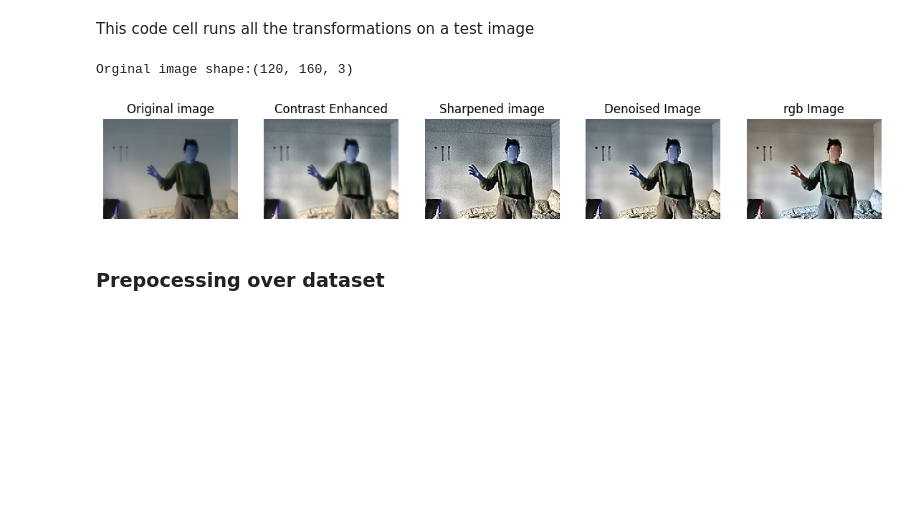
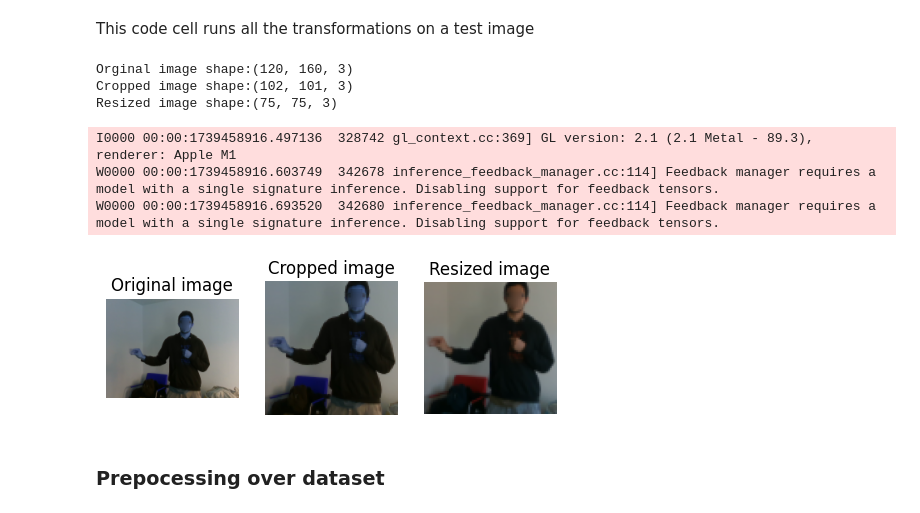
Before and after one commit to marco-bernardi/GeReco, a Jupyter notebook: dynamic-hg/training.ipynb, the cells around one changed output. Drawn from its saved outputs; the diff is of its cells as text; code cells hidden in the pictures; blank space fills up the shorter version.

```diff
--- a/dynamic-hg/training.ipynb
+++ b/dynamic-hg/training.ipynb
@@ -207,7 +207,7 @@ In this section we apply some tranformation to augment the dataset.
 # %% [markdown]
 Replace the test image path with the actual path
 # %%
-TEST_IMAGE_PATH = "/Users/sebastianosanson/Development/VCS_Project/rgb_blur_augmented/test/scroll_left/2021-11-05-085650_22/0.png"
+TEST_IMAGE_PATH = "/Users/sebastianosanson/Development/VCS_Project/rgb_blur_augmented/train/scroll_left/2021-10-16-153720_8/0.png"
 
 test_img = cv2.imread(TEST_IMAGE_PATH)
 # %% [markdown]
@@ -367,10 +367,7 @@ Downloading the pre-trained models to detect:
 # %%
 # set the margin for the image cropping
 
-MARGIN = 20  # pixels
-FONT_SIZE = 1
-FONT_THICKNESS = 1
-HANDEDNESS_TEXT_COLOR = (88, 205, 54)  # vibrant green
+MARGIN = 10  # pixels
 # %%
 def draw_pose_landmarks_on_image(image, detection_result):
   '''
@@ -493,11 +490,11 @@ def get_detector(hands=True):
         mediapipe.python.solution_base.Solution: The hand or pose landmark detector
     '''
     if hands:
-        base_options = python.BaseOptions(model_asset_path='/content/hand_landmarker.task')
+        base_options = python.BaseOptions(model_asset_path='/Users/sebastianosanson/Development/VCS_Project/task-model/hand_landmarker.task')
         options = vision.HandLandmarkerOptions(base_options=base_options, num_hands=2)
         detector = vision.HandLandmarker.create_from_options(options)
     else:
-        base_options = python.BaseOptions(model_asset_path='/content/pose_landmarker.task')
+        base_options = python.BaseOptions(model_asset_path='/Users/sebastianosanson/Development/VCS_Project/task-model/pose_landmarker.task')
         options = vision.PoseLandmarkerOptions(base_options=base_options)
         detector = vision.PoseLandmarker.create_from_options(options)
 
@@ -693,63 +682,39 @@ This code cell runs all the transformations on a test image
 plt.figure(figsize=(14, 6))  # Adjust figure size
 
 plt.subplot(1, 7, 1)  # 1 row, 3 columns, first subplot
 plt.title("Original image")
 plt.axis('off')
 plt.imshow(test_img)
 
 print(f"Orginal image shape:{test_img.shape}")
 
 cropped = crop_image(TEST_IMAGE_PATH, hands=False)
 
 plt.subplot(1, 7, 2)  # 1 row, 3 columns, second subplot
 plt.title("Cropped image")
 plt.axis('off')
 plt.imshow(cropped)
 
 print(f"Cropped image shape:{cropped.shape}")
 
 resized = resize_image(cropped)
 
 plt.subplot(1, 7, 3)  # 1 row, 3 columns, third subplot
 plt.title("Resized image")
 plt.axis('off')
 plt.imshow(resized)
 
 print(f"Resized image shape:{resized.shape}")
 
-enhanced = clahe_transformation(resized)
-
-plt.subplot(1, 7, 4)
-plt.title("Contrast Enhanced")
-plt.axis('off')
-plt.imshow(enhanced)
-
-sharpened = sharpening_transformation(enhanced)
-
-plt.subplot(1, 7, 5)  # 1 row, 3 columns, third subplot
-plt.title("Sharpened image")
-plt.axis('off')
-plt.imshow(sharpened)
-
-denoised = cv2.bilateralFilter(sharpened, 9, 75, 75)
-
-plt.subplot(1, 7, 6)
-plt.title("Denoised Image")
-plt.axis('off')
-plt.imshow(denoised)
-
-# # reconvert to rgb
-# to_rgb = cv2.cvtColor(denoised, cv2.COLOR_BGR2RGB)
-
-# plt.subplot(1, 7, 7)
-# plt.title("rgb Image")
-# plt.axis('off')
-# plt.imshow(to_rgb)
-
 plt.show()
 # %% [output]
 Orginal image shape:(120, 160, 3)
+Cropped image shape:(102, 101, 3)
+Resized image shape:(75, 75, 3)
+I0000 00:00:1739458916.497136  328742 gl_context.cc:369] GL version: 2.1 (2.1 Metal - 89.3), renderer: Apple M1
+W0000 00:00:1739458916.603749  342678 inference_feedback_manager.cc:114] Feedback manager requires a model with a single signature inference. Disabling support for feedback tensors.
+W0000 00:00:1739458916.693520  342680 inference_feedback_manager.cc:114] Feedback manager requires a model with a single signature inference. Disabling support for feedback tensors.
-[figure, old version]
+[figure, new version]
 # %% [markdown]
 ### Prepocessing over dataset
 # %% [markdown]
```
Also changed, not shown: parts of 22 cells of this notebook, 2 other files.
